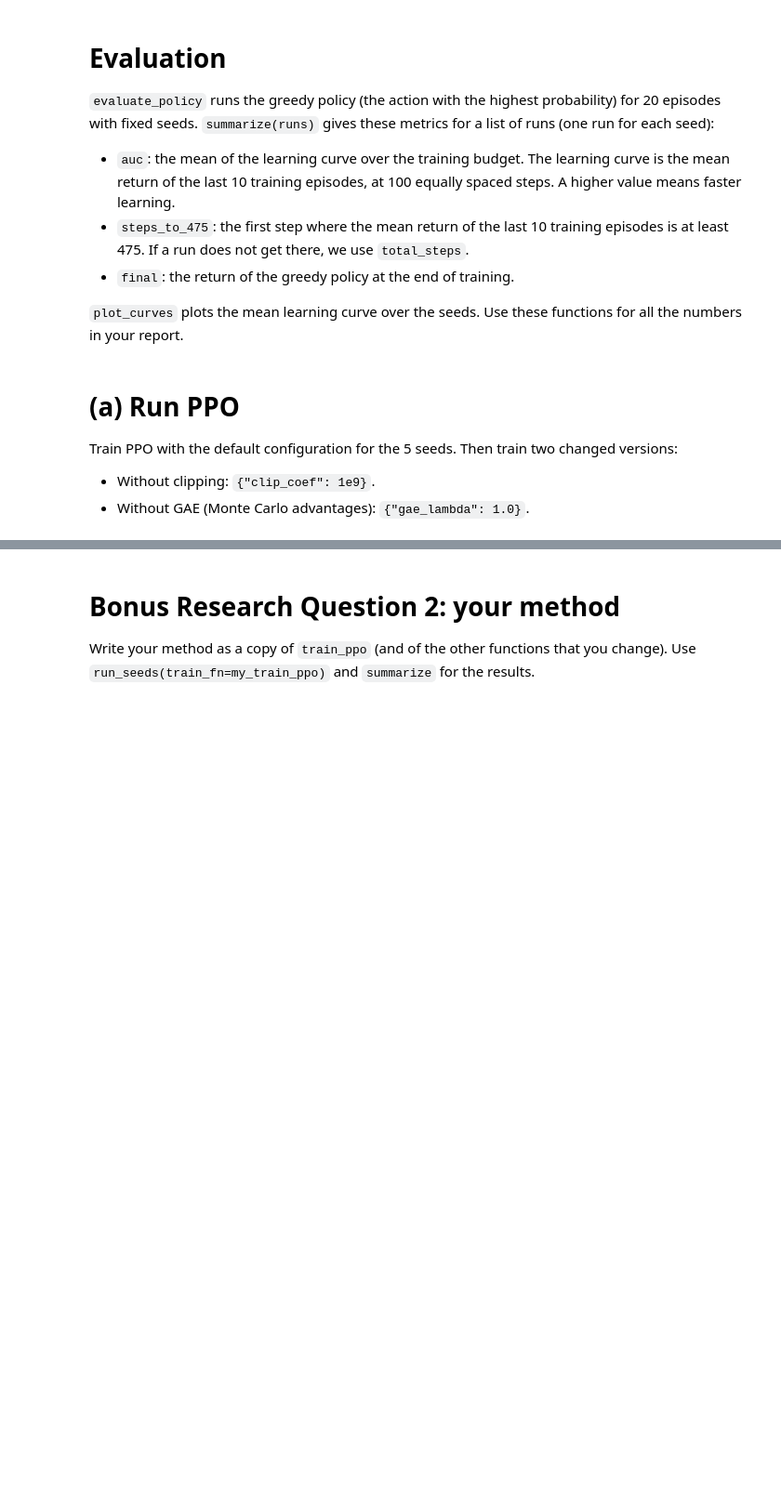
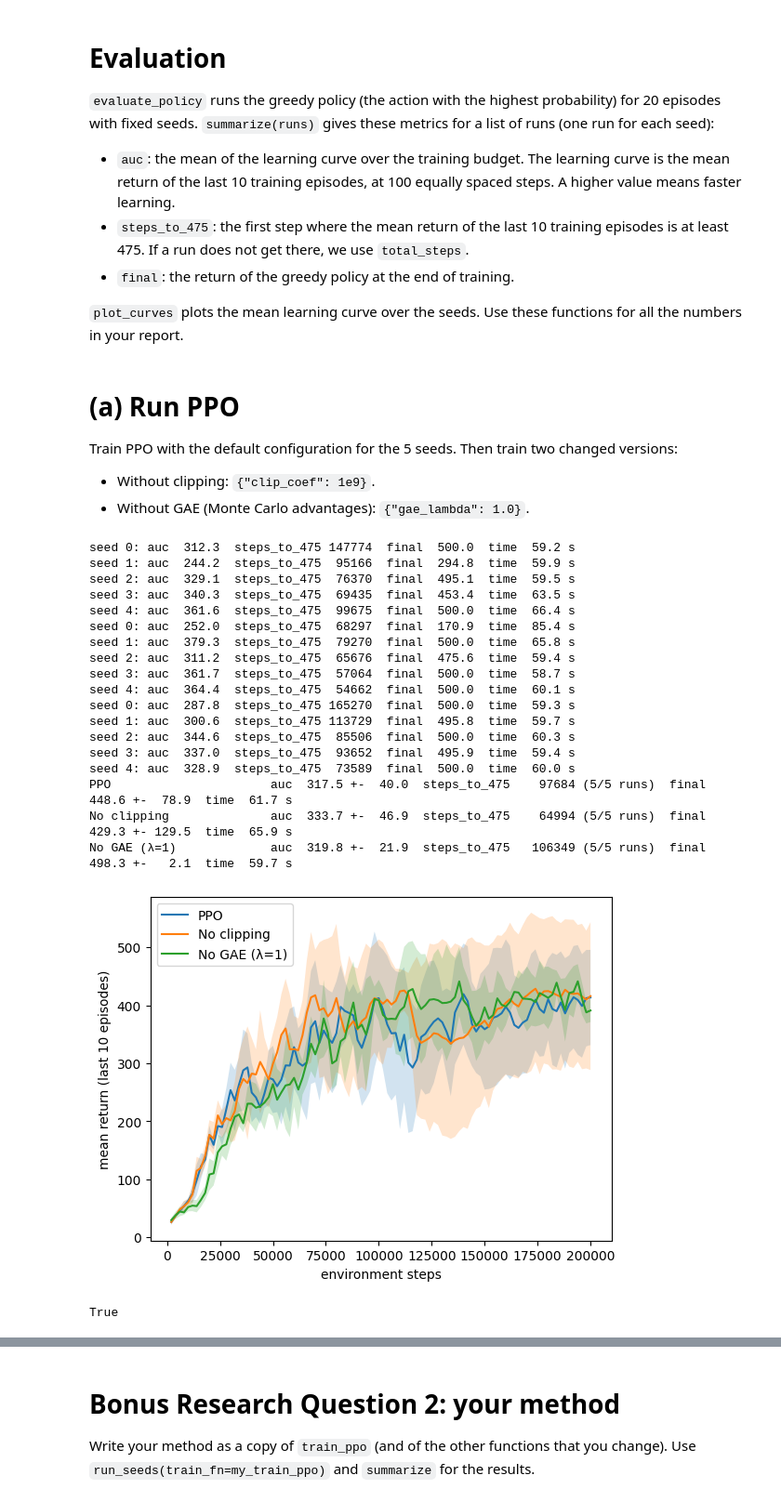
Before and after one commit to kushalpatel92/cs521, a Jupyter notebook: hw4/q3/ppo_cartpole.ipynb, the cells around one changed output, grey strips where cells are left out. Shown at 93% size. Saved outputs shown, nothing was run; the diff lists cells and outputs as text; code cells hidden in the pictures; blank space fills up the shorter version.

```diff
--- a/hw4/q3/ppo_cartpole.ipynb
+++ b/hw4/q3/ppo_cartpole.ipynb
@@ -284,7 +284,34 @@ Train PPO with the default configuration for the 5 seeds. Then train two changed
 * Without GAE (Monte Carlo advantages): `{"gae_lambda": 1.0}`.
 # %%
 all_runs = {"PPO": run_seeds()}
-# TODO: train the two changed versions
-raise NotImplementedError
+all_runs["No clipping"] = run_seeds({"clip_coef": 1e9})
+all_runs["No GAE (λ=1)"] = run_seeds({"gae_lambda": 1.0})
+
 results = {name: summarize(runs, name) for name, runs in all_runs.items()}
 plot_curves(all_runs)
+# %% [output]
+seed 0: auc  312.3  steps_to_475 147774  final  500.0  time  59.2 s
+seed 1: auc  244.2  steps_to_475  95166  final  294.8  time  59.9 s
+seed 2: auc  329.1  steps_to_475  76370  final  495.1  time  59.5 s
+seed 3: auc  340.3  steps_to_475  69435  final  453.4  time  63.5 s
+seed 4: auc  361.6  steps_to_475  99675  final  500.0  time  66.4 s
+seed 0: auc  252.0  steps_to_475  68297  final  170.9  time  85.4 s
+seed 1: auc  379.3  steps_to_475  79270  final  500.0  time  65.8 s
+seed 2: auc  311.2  steps_to_475  65676  final  475.6  time  59.4 s
+seed 3: auc  361.7  steps_to_475  57064  final  500.0  time  58.7 s
+seed 4: auc  364.4  steps_to_475  54662  final  500.0  time  60.1 s
+seed 0: auc  287.8  steps_to_475 165270  final  500.0  time  59.3 s
+seed 1: auc  300.6  steps_to_475 113729  final  495.8  time  59.7 s
+seed 2: auc  344.6  steps_to_475  85506  final  500.0  time  60.3 s
+seed 3: auc  337.0  steps_to_475  93652  final  495.9  time  59.4 s
+seed 4: auc  328.9  steps_to_475  73589  final  500.0  time  60.0 s
+PPO                      auc  317.5 +-  40.0  steps_to_475    97684 (5/5 runs)  final  448.6 +-  78.9  time  61.7 s
+No clipping              auc  333.7 +-  46.9  steps_to_475    64994 (5/5 runs)  final  429.3 +- 129.5  time  65.9 s
+No GAE (λ=1)             auc  319.8 +-  21.9  steps_to_475   106349 (5/5 runs)  final  498.3 +-   2.1  time  59.7 s
+[figure, added]
+# %%
+!pip install -q "lm-eval[ifeval]" "transformers>=4.48" accelerate langdetect immutabledict nltk
+import nltk
+nltk.download("punkt_tab", quiet=True)
+# %% [output]
+True
```
Also changed, not shown: parts of 4 cells of this notebook.
